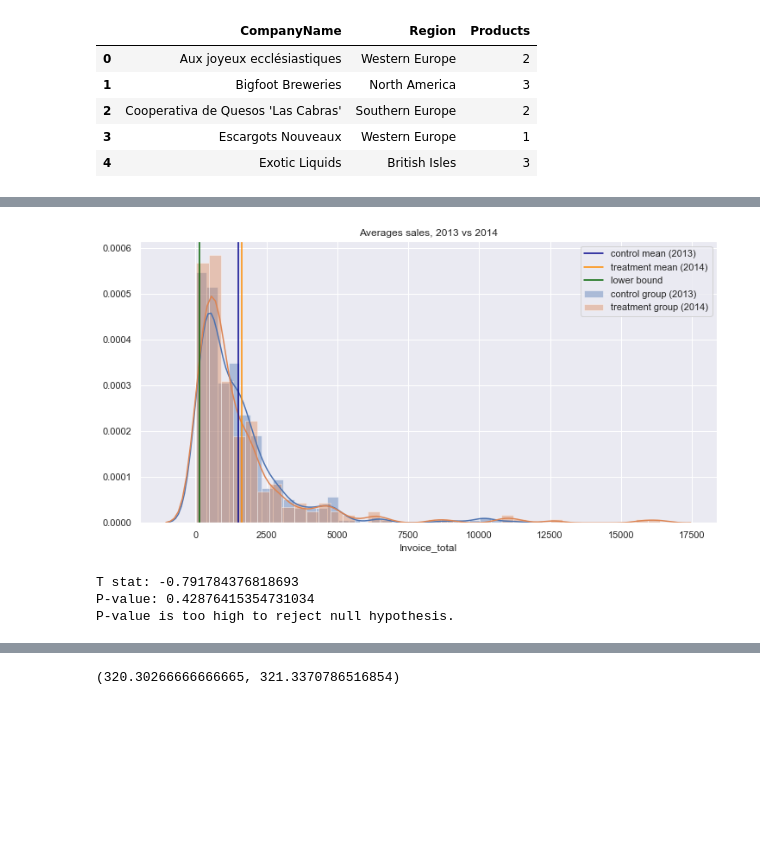
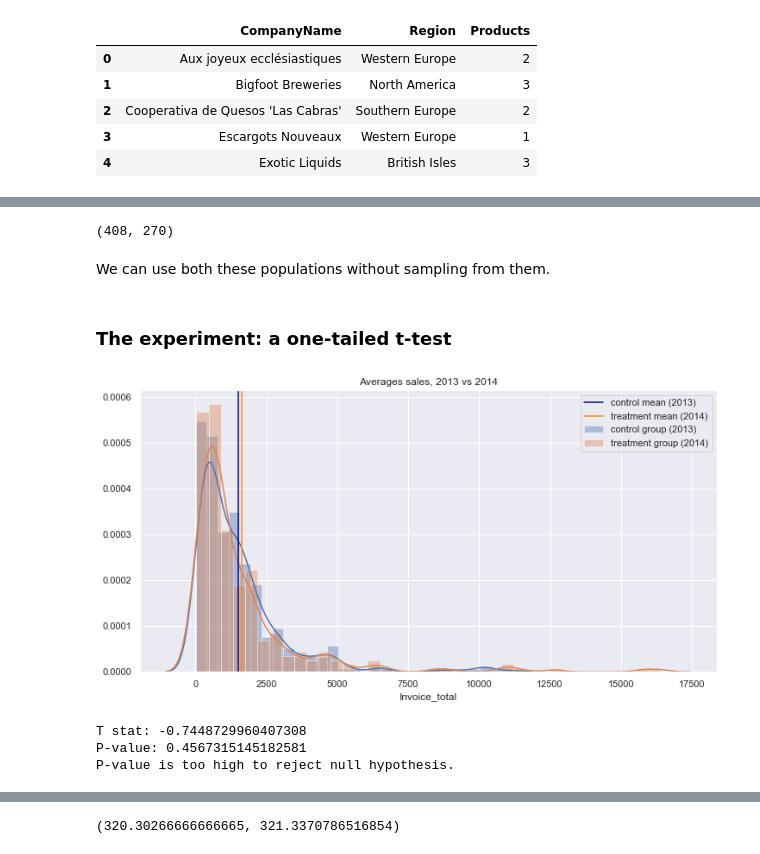
Before and after one commit to ssrosa/dsc-2-final-project-online-ds-pt-100118, a Jupyter notebook: student.ipynb, the cells around one changed output, grey strips where cells are left out. Drawn from its saved outputs; the diff is of its cells as text; code cells hidden in the pictures; blank space fills up the shorter version.

```diff
--- a/student.ipynb
+++ b/student.ipynb
@@ -1386,3 +1481,11 @@ INFO:sqlalchemy.engine.base.Engine:()
+# %%
+invoices_2013.shape[0], invoices_2014.shape[0]
+# %% [output]
+(408, 270)
+# %% [markdown]
+We can use both these populations without sampling from them.
+# %% [markdown]
+### The experiment: a one-tailed t-test
 # %%
 #Control group from 2013 invoices
 #Treatment group from 2014 invoices
@@ -1390,28 +1493,26 @@ control3 = invoices_2013['Invoice_total']
 treatment3 = invoices_2014['Invoice_total']
 # %%
 alpha = 0.05
-lower_bound = np.percentile(control3, 5)
 
 sns.set(color_codes = True)
 sns.set(rc={'figure.figsize':(12,6)})
 sns.distplot(control3, label = "control group (2013)")
 sns.distplot(treatment3, label = "treatment group (2014)")
 plt.axvline(control3.mean(), color = 'darkblue', label = 'control mean (2013)')
 plt.axvline(treatment3.mean(), color = 'darkorange', label = 'treatment mean (2014)')
-plt.axvline(lower_bound, color = 'darkgreen', label = 'lower bound')
 plt.title('Averages sales, 2013 vs 2014')
 plt.legend()
 plt.show()
 # %% [output]
-[figure, old version]
+[figure, new version]
 # %%
-t3, p3 = stats.ttest_ind(control3, treatment3)
+t3, p3 = stats.ttest_ind(control3, treatment3, equal_var = False)
 print('T stat:', t3)
 print('P-value:', p3)
 if p3 > alpha:
     print('P-value is too high to reject null hypothesis.')
 # %% [output]
-T stat: -0.791784376818693
-P-value: 0.42876415354731034
+T stat: -0.7448729960407308
+P-value: 0.4567315145182581
 P-value is too high to reject null hypothesis.
 # %% [markdown]
```
Also changed, not shown: parts of 102 cells of this notebook, 3 other files.
